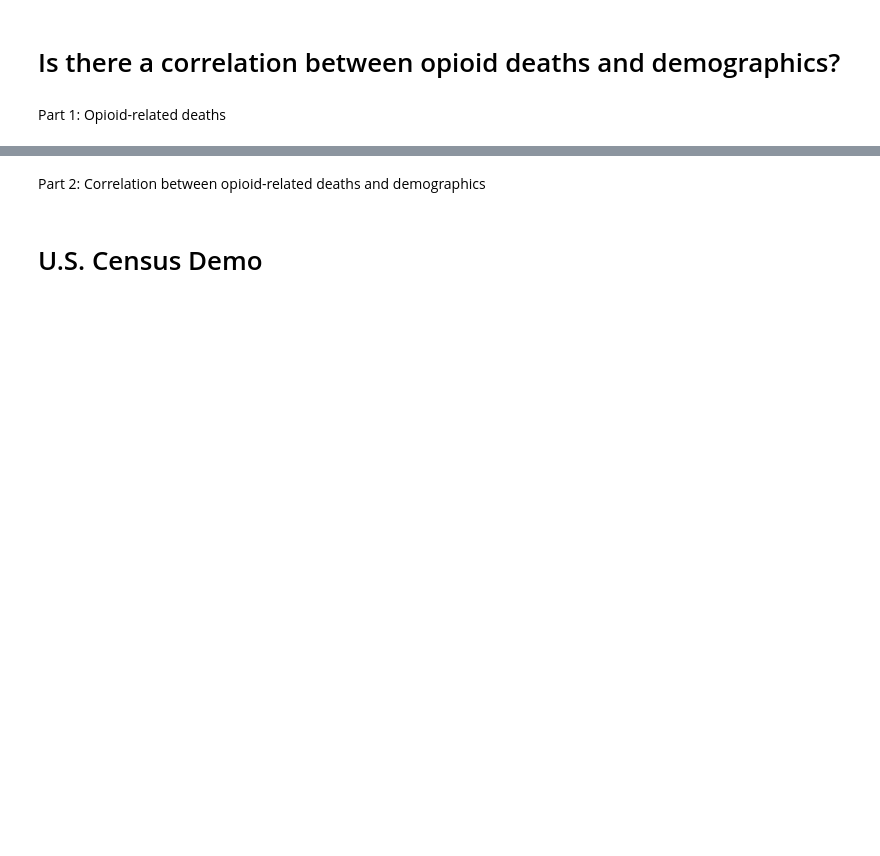
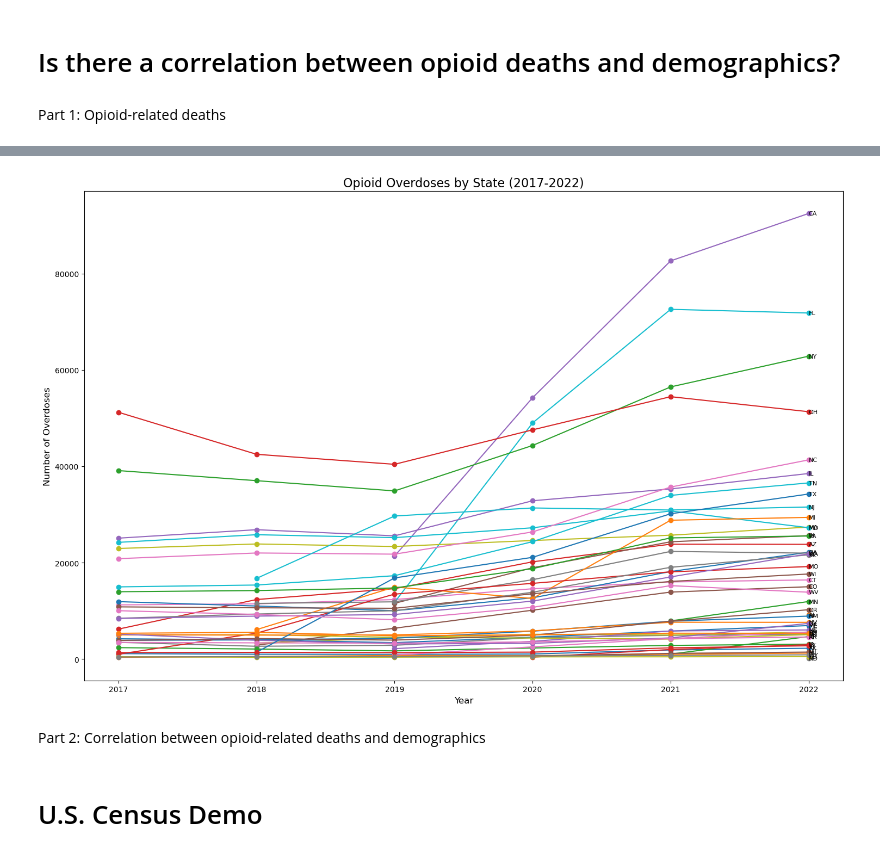
Before and after one commit to kikichan1/Project-1, a Jupyter notebook: masterfile.ipynb, the cells around one changed output, grey strips where cells are left out. Cells and saved outputs as stored; diff of their text form; code cells hidden in the pictures; blank space fills up the shorter version.

```diff
--- a/masterfile.ipynb
+++ b/masterfile.ipynb
@@ -54,0 +45,5 @@ dtype: object
+# %%
+# Filter the DataFrame to keep only rows where the Indicator is "Opioids (T40.0-T40.4,T40.6)"
+opioids_data = drug_deaths[drug_deaths['Indicator'] == 'Opioids (T40.0-T40.4,T40.6)']
+
+opioids_data
@@ -54,0 +228,5 @@ dtype: object
+# %%
+# Create new dataframe
+new_opioids_data = opioids_data_clean.copy()
+
+new_opioids_data
@@ -54,0 +276,9 @@ dtype: object
+# %%
+# Filter the DataFrame to only include rows where 'Year' is between 2017 and 2022
+filtered_data = grouped_data_df[(grouped_data_df['Year'] >= 2017) & (grouped_data_df['Year'] <= 2022)]
+
+# Create a new DataFrame from the grouped data
+filtered_data_df = pd.DataFrame(filtered_data)
+
+# Display the shape of the filtered DataFrame
+filtered_data
@@ -55,3 +299,31 @@ dtype: object
+# %%
+plt.figure(figsize=(15, 10))  # Increase figure size for better visibility
+
+# Plot each state separately and add labels
+for state in filtered_data_df['State'].unique():
+    state_data = filtered_data_df[filtered_data_df['State'] == state]
+    plt.plot(state_data['Year'], state_data['Data Value'], marker='o', label=state)
+
+    # Add state label at the end of each line
+    last_year = state_data['Year'].iloc[-1]
+    last_value = state_data['Data Value'].iloc[-1]
+    plt.text(last_year, last_value, state, fontsize=8, ha='left', va='center')
+
+# Remove the legend since we now have labels on the lines
+plt.legend().remove()
+
+# Add title and labels
+plt.title('Opioid Overdoses by State (2017-2022)', fontsize=16)
+plt.xlabel('Year', fontsize=12)
+plt.ylabel('Number of Overdoses', fontsize=12)
+
+# Adjust layout to prevent cutting off labels
+plt.tight_layout()
+
+# Show the plot
+plt.show()
+# %% [output]
+[figure, added]
 # %%
 # Create a dataframe showing opioid-related deaths occurred in all states in 2020
 # %%
```
Also changed, not shown: parts of 15 cells of this notebook.
